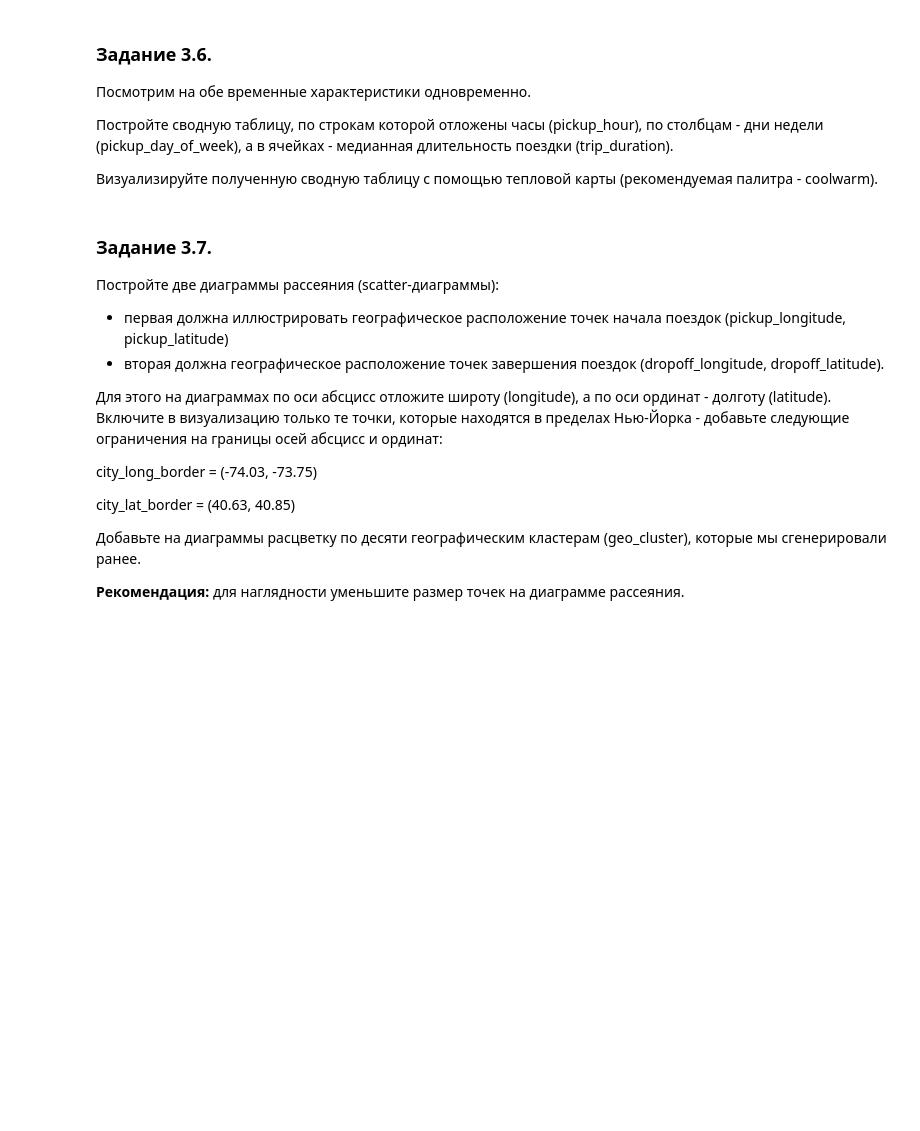
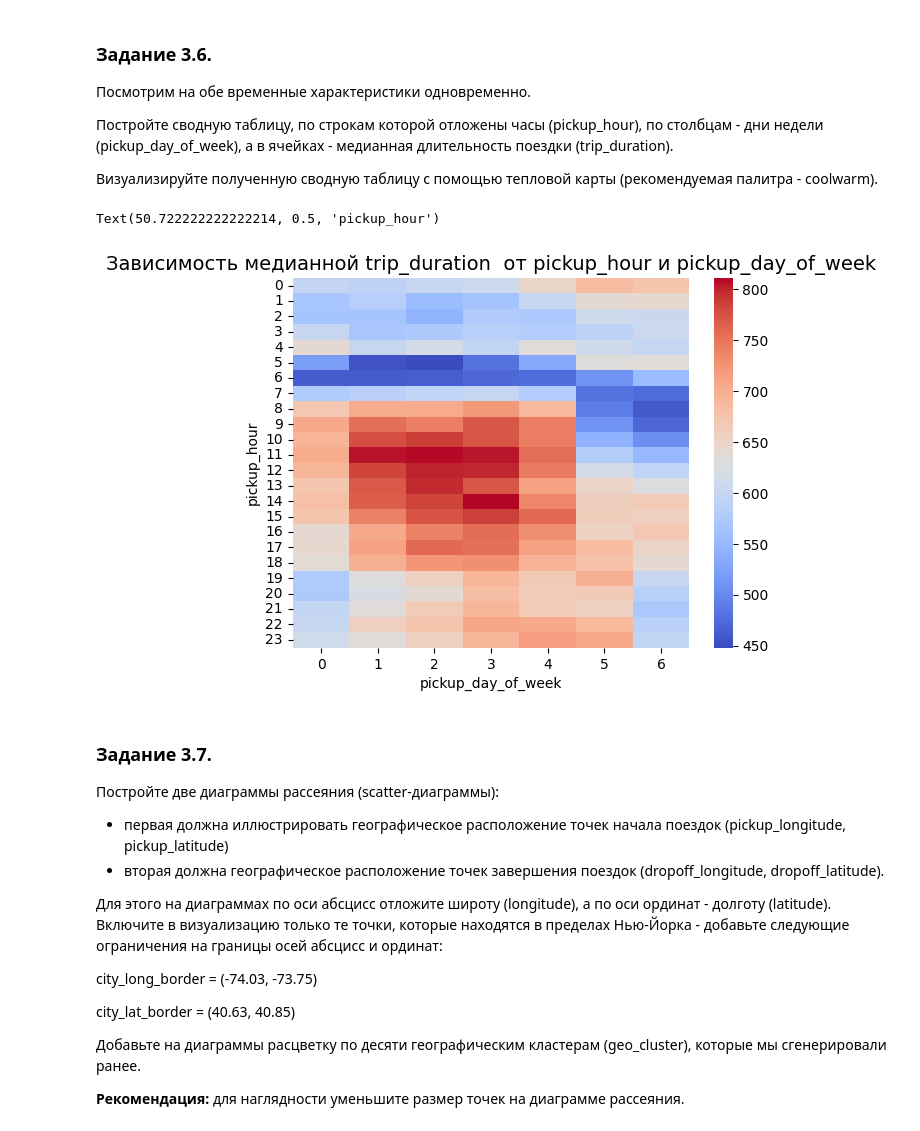
Before and after one commit to andreyshveduke/Project_5._NY_taxi_trip_duration, a Jupyter notebook: Project-5.ipynb, the cells around one changed output. Cells and saved outputs as stored; diff of their text form; code cells hidden in the pictures; blank space fills up the shorter version.

```diff
--- a/Project-5.ipynb
+++ b/Project-5.ipynb
@@ -833,3 +831,18 @@ Text(0.5, 1.0, 'Зависимость медианной длительност
+# %%
+taxi_data_pivot_td = taxi_data.pivot_table(
+    values='trip_duration',
+    columns ='pickup_day_of_week',
+    index ='pickup_hour',
+    aggfunc = 'median'
+)
+
+heatmap = sns.heatmap(data = taxi_data_pivot_td, cmap='coolwarm')
+heatmap.set_title('Зависимость медианной trip_duration  от pickup_hour и pickup_day_of_week', fontsize=14);
+heatmap.set_xlabel('pickup_day_of_week')
+heatmap.set_ylabel('pickup_hour')
+# %% [output]
+Text(50.722222222222214, 0.5, 'pickup_hour')
+[figure, added]
 # %% [markdown]
 ### Задание 3.7.
 Постройте две диаграммы рассеяния (scatter-диаграммы):
```
Also changed, not shown: parts of 1 cell of this notebook.
